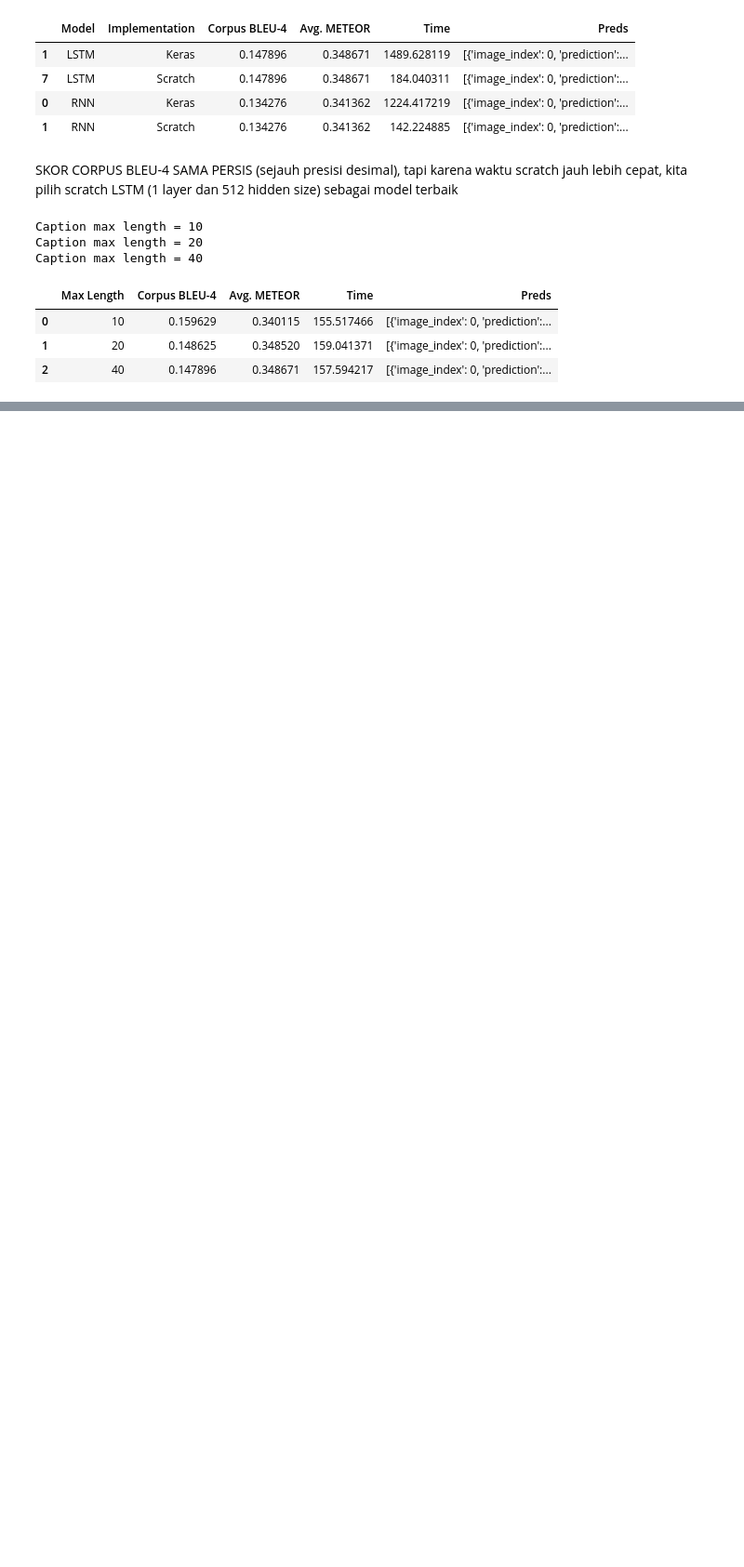
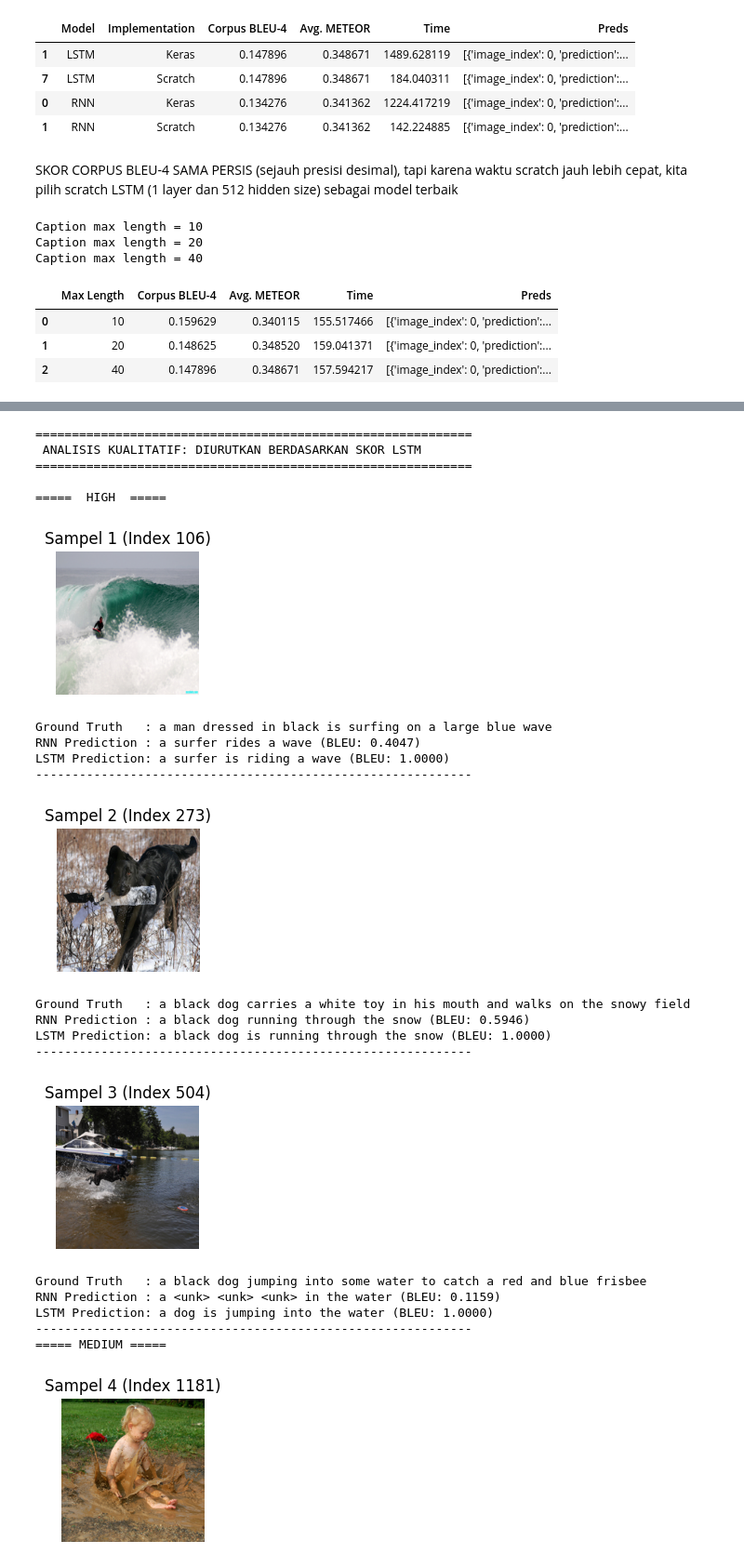
Before and after one commit to Azzkaaaa/Tugas-Besar-ML-2, a Jupyter notebook: src/notebook/rnn_ltsm_experiments.ipynb, the cells around one changed output, grey strips where cells are left out. Shown at 93% size. Saved outputs shown, nothing was run; the diff lists cells and outputs as text; code cells hidden in the pictures; blank space fills up the shorter version.

```diff
--- a/src/notebook/rnn_ltsm_experiments.ipynb
+++ b/src/notebook/rnn_ltsm_experiments.ipynb
@@ -476,0 +757,25 @@ df_lengths.to_pickle(Path(FEATURES_DIR) / 'df_lengths.pkl')
+# %%
+display_dual_model_comparison(rnn_res, lstm_res, eval_image_ids, IMAGE_DIR, sort_by='LSTM')
+# %% [output]
+============================================================
+ ANALISIS KUALITATIF: DIURUTKAN BERDASARKAN SKOR LSTM
+============================================================
+
+=====  HIGH  =====
+[figure, added]
+Ground Truth   : a man dressed in black is surfing on a large blue wave
+RNN Prediction : a surfer rides a wave (BLEU: 0.4047)
+LSTM Prediction: a surfer is riding a wave (BLEU: 1.0000)
+------------------------------------------------------------
+[figure, added]
+Ground Truth   : a black dog carries a white toy in his mouth and walks on the snowy field
+RNN Prediction : a black dog running through the snow (BLEU: 0.5946)
+LSTM Prediction: a black dog is running through the snow (BLEU: 1.0000)
+------------------------------------------------------------
+[figure, added]
+Ground Truth   : a black dog jumping into some water to catch a red and blue frisbee
+RNN Prediction : a <unk> <unk> <unk> in the water (BLEU: 0.1159)
+LSTM Prediction: a dog is jumping into the water (BLEU: 1.0000)
+------------------------------------------------------------
+===== MEDIUM =====
+[figure, added]
```
Also changed, not shown: parts of 13 cells of this notebook.
